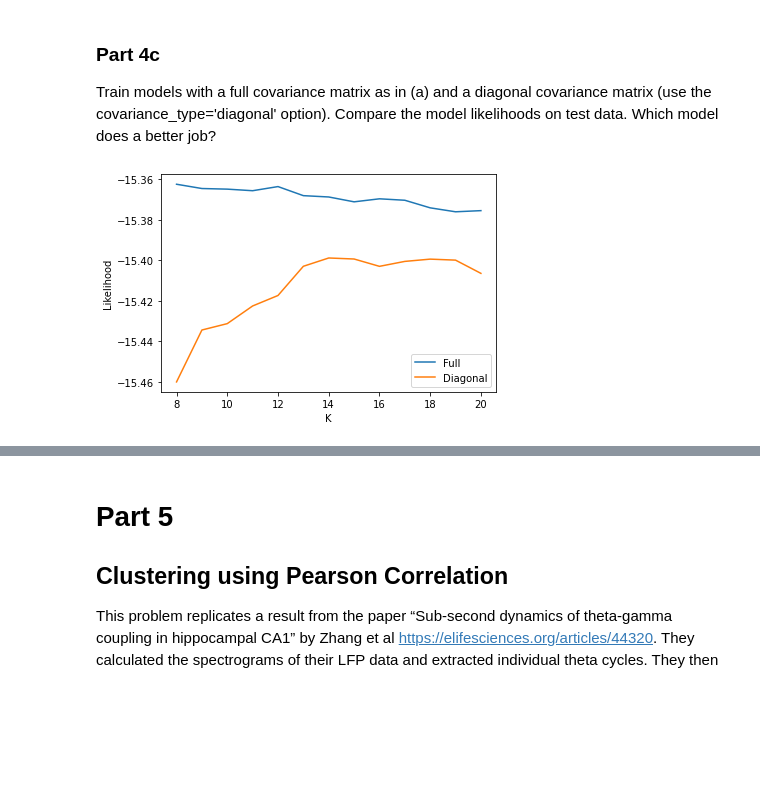
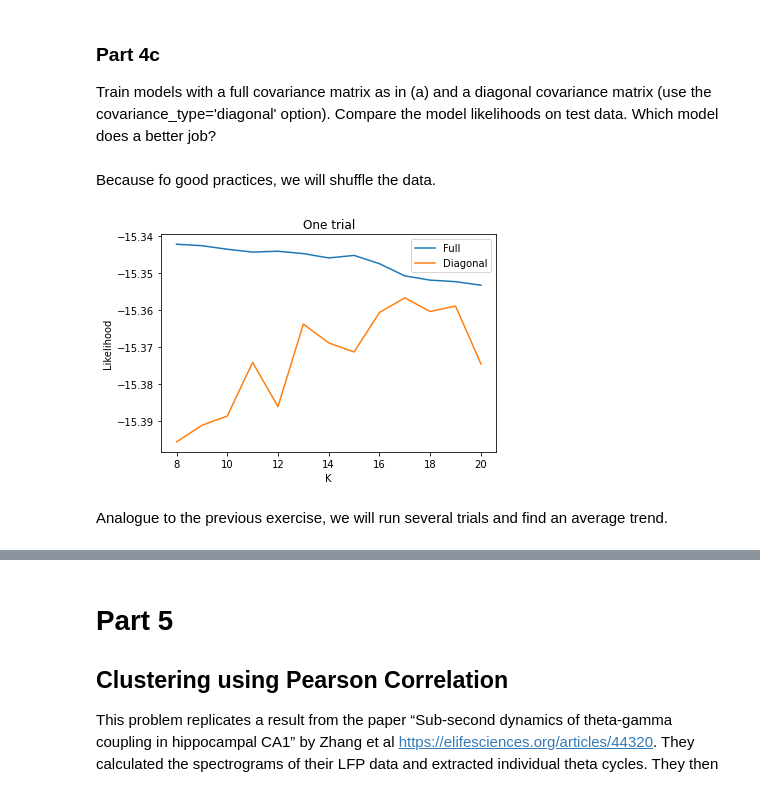
Before and after one commit to SaiAkhilVudattu/Neuro_classes, a Jupyter notebook: signal_processing/HW4/HW4.ipynb, the cells around one changed output, grey strips where cells are left out. Cells and saved outputs as stored; diff of their text form; code cells hidden in the pictures; blank space fills up the shorter version.

```diff
--- a/signal_processing/HW4/HW4.ipynb
+++ b/signal_processing/HW4/HW4.ipynb
@@ -541,8 +538,6 @@ Just because of good practices, we will shuffle the data.
 # %%
-shuffled_data = shuffle(Peaks)
-
-training = shuffled_data[:5000,:]
-test = shuffled_data[5000:10000,:]
+training = Peaks[:5000,:]
+test = Peaks[5000:10000,:]
 
 ks = [i+8 for i in range(13)]
 scores = np.zeros(len(ks))
@@ -553,3 +548,7 @@ for i in range(len(ks)):
     classification = gmix.fit(training).predict(test) +1 # You are assinging to each component one class
     classifications.append(classification)
     scores[i] = gmix.fit(training).score(test) # Likelihood of the test data
+
+# K value that maximizes the likelihood
+best_k_value = np.argmax(scores)+8
+print("Number of clusters (K) that maximizes the likelihood: ",best_k_value)
@@ -569,9 +565,7 @@ Model? As in K-means or Gaussian Mixture Model?
 # %%
-minimum_k_value = 13
-
 # Plot with cluster labels legend
 PP = pd.DataFrame(np.array(test))
-PP["Cluster"] = classifications[minimum_k_value-8].tolist()
+PP["Cluster"] = classifications[best_k_value-8].tolist()
 g = sns.PairGrid(PP, hue = "Cluster")
 g = g.map_lower(plt.hexbin, gridsize=50, mincnt=1, cmap='jet',bins='log')
 
@@ -583,0 +580,19 @@ plt.show()
+# %%
+ks = [i+8 for i in range(13)]
+scores = np.zeros(len(ks))
+repetitions = 20
+
+for i in range(len(ks)):
+    for same_k_i in range(repetitions):
+        # In each iteration, data will be shuffled again
+        shuffled_data = shuffle(Peaks)
+        training = shuffled_data[:5000,:]
+        test = shuffled_data[5000:10000,:]
+
+        gmix = mixture.GaussianMixture(n_components=ks[i], covariance_type='full')
+        scores[i] += gmix.fit(training).score(test) # Likelihood of the test data
+
+scores = scores/repetitions
+
+best_averaged_k_value = np.round(np.argmax(scores)+8)
+print("K value that maximizes the likelihood:",best_averaged_k_value)
@@ -584,6 +613,8 @@ plt.show()
 # %% [markdown]
 ### Part 4c
 Train models with a full covariance matrix as in (a) and a diagonal covariance matrix (use the covariance_type='diagonal' option). Compare the model likelihoods on test data. Which model does a better job?
+# %% [markdown]
+Because fo good practices, we will shuffle the data.
 # %%
 shuffled_data = shuffle(Peaks)
 
@@ -611,9 +634,12 @@ for i in range(len(ks)):
 # %%
 plt.plot(ks, scores_full, label = "Full")
 plt.plot(ks, scores_diag, label = "Diagonal")
 plt.xlabel("K")
 plt.ylabel("Likelihood")
+plt.title("One trial")
 plt.legend()
 plt.show()
 # %% [output]
-[figure, old version]
+[figure, new version]
+# %% [markdown]
+Analogue to the previous exercise, we will run several trials and find an average trend.
```
Also changed, not shown: parts of 48 cells of this notebook.
